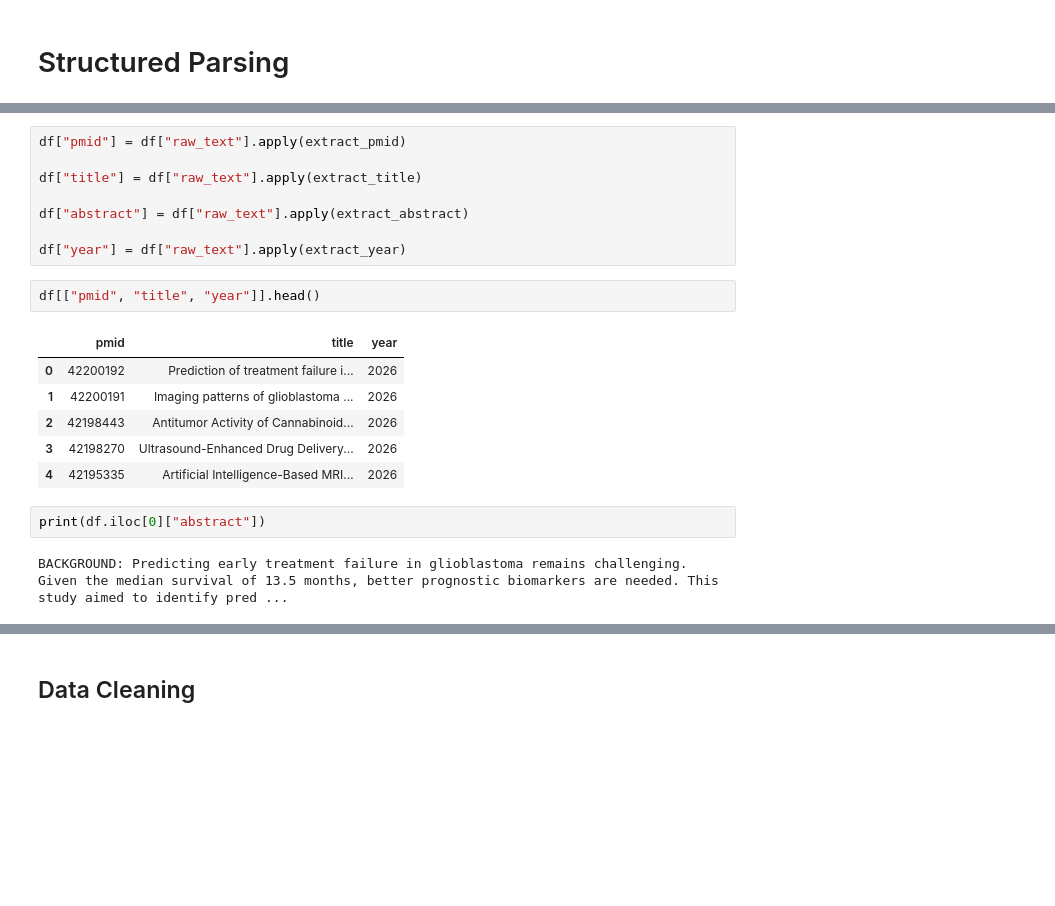
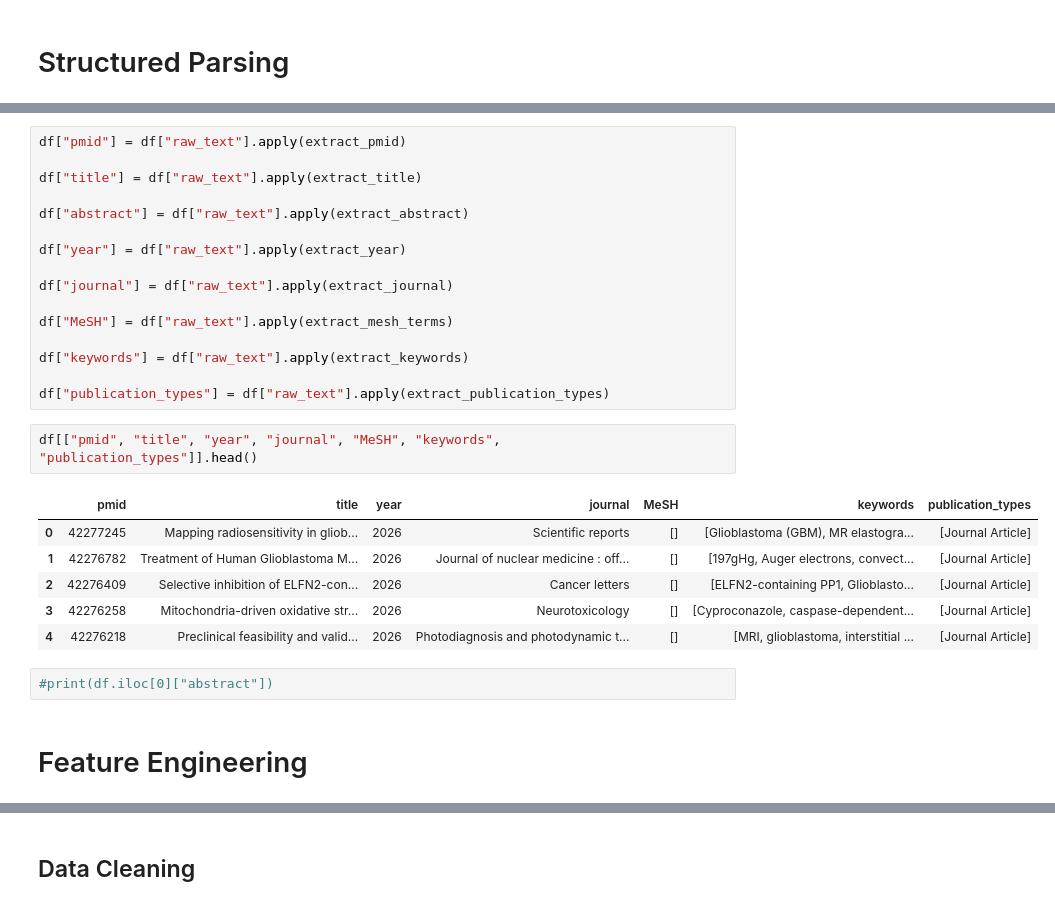
Before and after one commit to Jeremy-Duval-PhD/Medical_assistant, a Jupyter notebook: notebooks/02_eda.ipynb, the cells around one changed output, grey strips where cells are left out. Drawn from its saved outputs; the diff is of its cells as text; blank space fills up the shorter version.

```diff
--- a/notebooks/02_eda.ipynb
+++ b/notebooks/02_eda.ipynb
@@ -228,16 +416,24 @@ df["title"] = df["raw_text"].apply(extract_title)
 df["abstract"] = df["raw_text"].apply(extract_abstract)
 
 df["year"] = df["raw_text"].apply(extract_year)
+
+df["journal"] = df["raw_text"].apply(extract_journal)
+
+df["MeSH"] = df["raw_text"].apply(extract_mesh_terms)
+
+df["keywords"] = df["raw_text"].apply(extract_keywords)
+
+df["publication_types"] = df["raw_text"].apply(extract_publication_types)
 # %%
-df[["pmid", "title", "year"]].head()
+df[["pmid", "title", "year", "journal", "MeSH", "keywords", "publication_types"]].head()
 # %% [output]
-|  | pmid | title | year |
-| 0 | 42200192 | Prediction of treatment failure i... | 2026 |
-| 1 | 42200191 | Imaging patterns of glioblastoma ... | 2026 |
-| 2 | 42198443 | Antitumor Activity of Cannabinoid... | 2026 |
-| 3 | 42198270 | Ultrasound-Enhanced Drug Delivery... | 2026 |
-| 4 | 42195335 | Artificial Intelligence-Based MRI... | 2026 |
+|  | pmid | title | year | journal | MeSH | keywords | publication_types |
+| 0 | 42277245 | Mapping radiosensitivity in gliob... | 2026 | Scientific reports | [] | [Glioblastoma (GBM), MR elastogra... | [Journal Article] |
+| 1 | 42276782 | Treatment of Human Glioblastoma M... | 2026 | Journal of nuclear medicine : off... | [] | [197gHg, Auger electrons, convect... | [Journal Article] |
+| 2 | 42276409 | Selective inhibition of ELFN2-con... | 2026 | Cancer letters | [] | [ELFN2-containing PP1, Glioblasto... | [Journal Article] |
+| 3 | 42276258 | Mitochondria-driven oxidative str... | 2026 | Neurotoxicology | [] | [Cyproconazole, caspase-dependent... | [Journal Article] |
+| 4 | 42276218 | Preclinical feasibility and valid... | 2026 | Photodiagnosis and photodynamic t... | [] | [MRI, glioblastoma, interstitial ... | [Journal Article] |
 # %%
-print(df.iloc[0]["abstract"])
+#print(df.iloc[0]["abstract"])
-# %% [output]
-BACKGROUND: Predicting early treatment failure in glioblastoma remains challenging. Given the median survival of 13.5 months, better prognostic biomarkers are needed. This study aimed to identify pred ...
+# %% [markdown]
+# Feature Engineering
```
Also changed, not shown: parts of 46 cells of this notebook.
